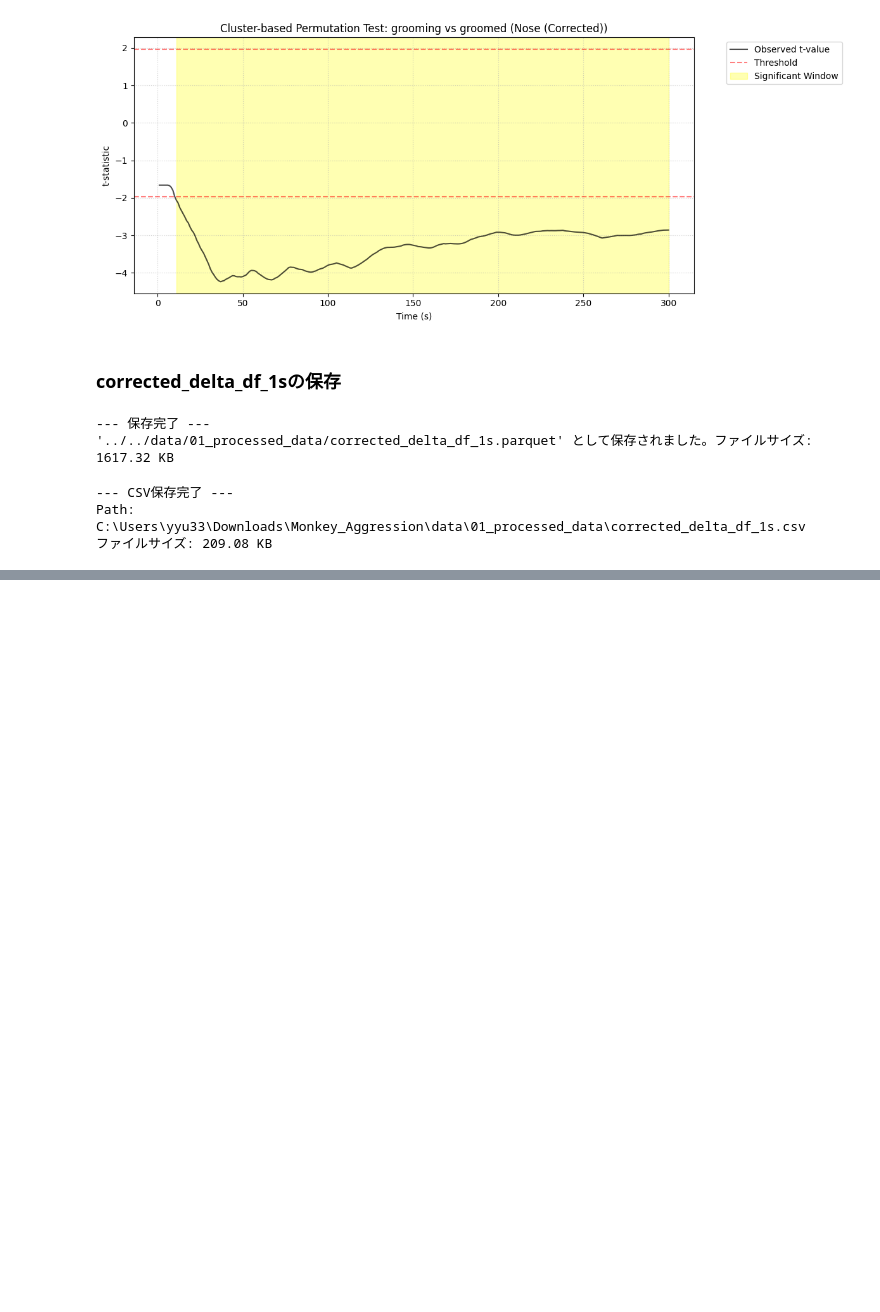
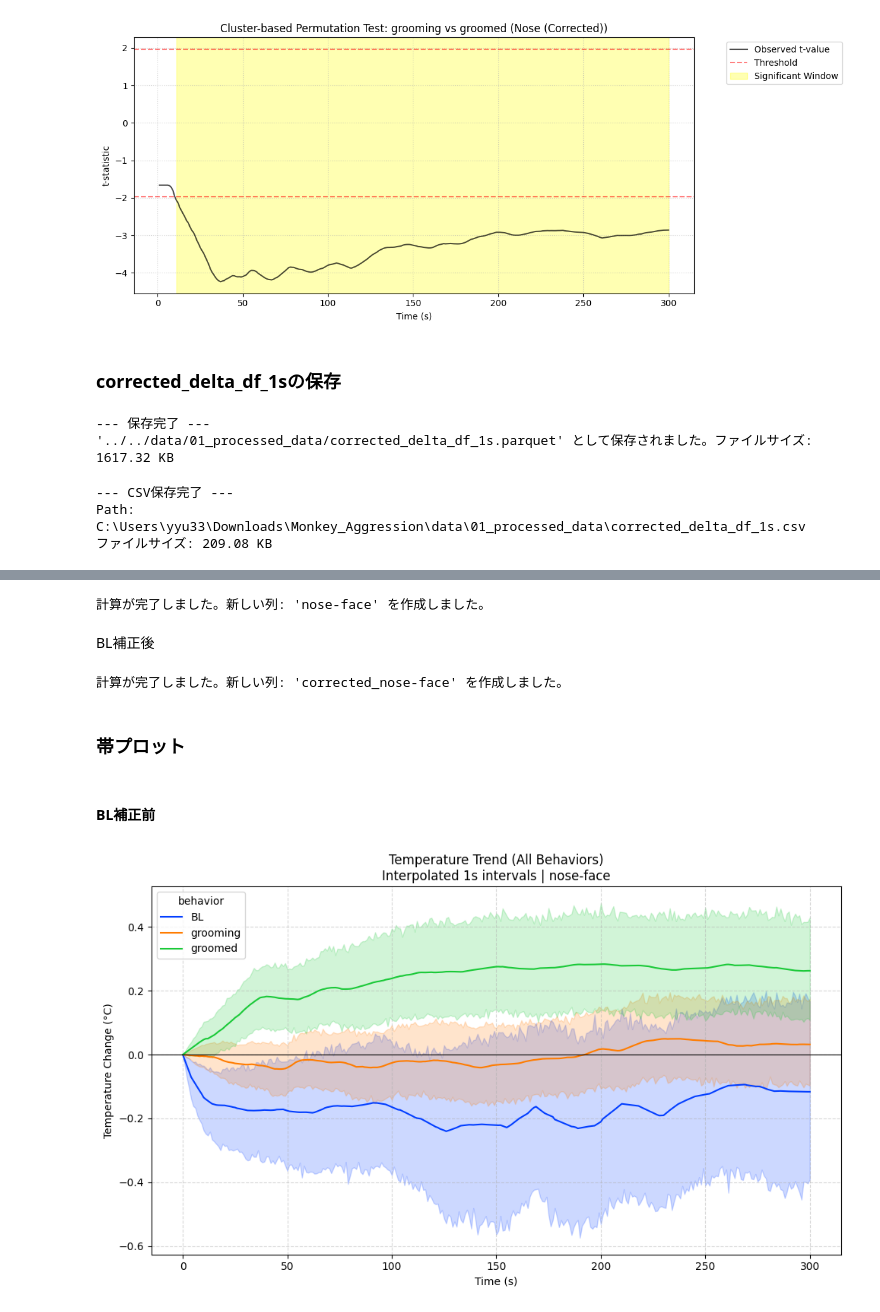
Before and after one commit to Yasui-kyoto/Monkey_Aggression, a Jupyter notebook: notebooks/03_aim_1/aim_01.ipynb, the cells around one changed output, grey strips where cells are left out. Cells and saved outputs as stored; diff of their text form; code cells hidden in the pictures; blank space fills up the shorter version.

Commit message:
nose-faceの検定

```diff
--- a/notebooks/03_aim_1/aim_01.ipynb
+++ b/notebooks/03_aim_1/aim_01.ipynb
@@ -357,0 +364,31 @@ Path: C:\Users\yyu33\Downloads\Monkey_Aggression\data\01_processed_data\correcte
+# %%
+# 1. 通常の delta_nose - delta_face を計算
+nose_face_df = self.calculate_nose_face_difference(corrected_delta_df_1s, use_corrected=False)
+# %% [output]
+計算が完了しました。新しい列: 'nose-face' を作成しました。
+# %% [markdown]
+BL補正後
+# %%
+# 2. 補正済みの corrected_delta_nose - corrected_delta_face を計算
+# (先に apply_baseline_correction を実行している必要があります)
+corrected_nose_face_df = self.calculate_nose_face_difference(nose_face_df, use_corrected=True)
+# %% [output]
+計算が完了しました。新しい列: 'corrected_nose-face' を作成しました。
+# %% [markdown]
+### 帯プロット
+# %% [markdown]
+#### BL補正前
+# %%
+# 3. 作成した列でプロット
+self.plot_smoothed_behavior_comparison(
+    corrected_nose_face_df,
+    y_column='nose-face'
+)
+
+# 結果についてのコメント
+# groomedが他の2群に対して有意に温度上昇してそうなことがわかる。
+# 多分groomedとgroomingでも有意差がある
+# groomingとBLの差はなさそう
+# self.run_cluster_permutation_testをすれば確かめれる
+# %% [output]
+[figure, added]
```
Also changed, not shown: parts of 32 cells of this notebook, 1 other file.
